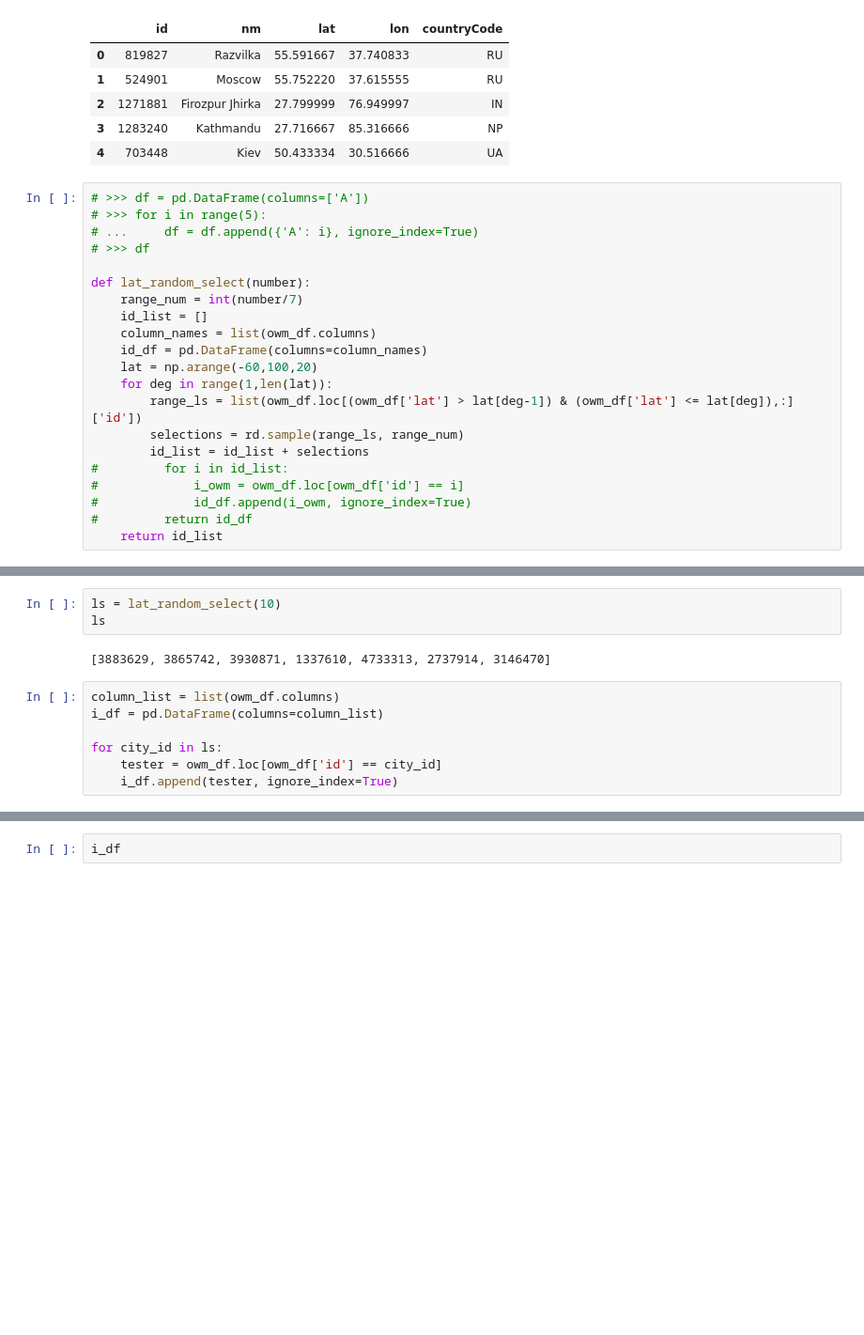
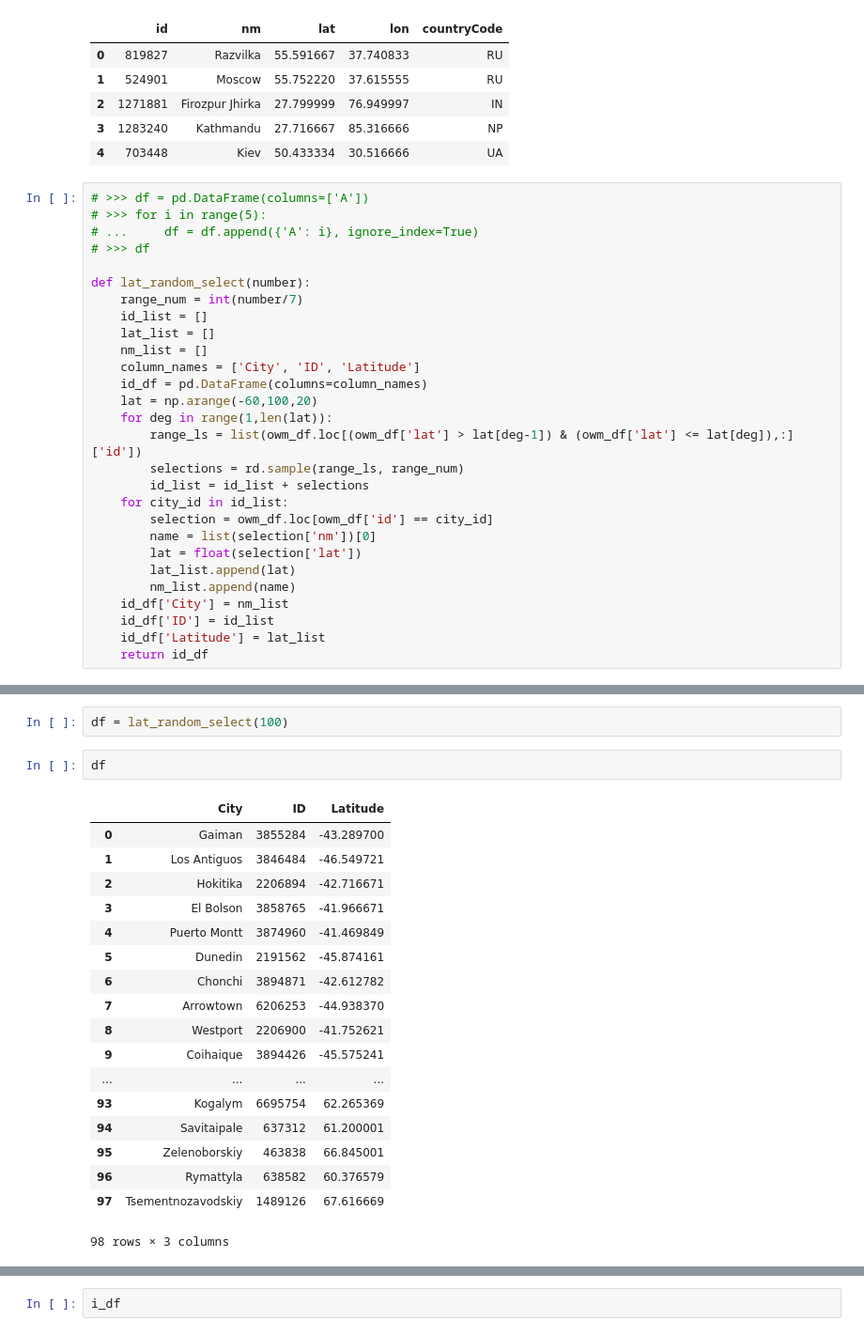
Before and after one commit to jjahn0/own-bootstrap, a Jupyter notebook: worldcities_tester.ipynb, the cells around one changed output, grey strips where cells are left out. Shown at 94% size. Drawn from its saved outputs; the diff is of its cells as text; blank space fills up the shorter version.

```diff
--- a/worldcities_tester.ipynb
+++ b/worldcities_tester.ipynb
@@ -27,15 +27,22 @@ owm_df.head()
 def lat_random_select(number):
     range_num = int(number/7)
     id_list = []
-    column_names = list(owm_df.columns)
+    lat_list = []
+    nm_list = []
+    column_names = ['City', 'ID', 'Latitude']
     id_df = pd.DataFrame(columns=column_names)
     lat = np.arange(-60,100,20)
     for deg in range(1,len(lat)):
         range_ls = list(owm_df.loc[(owm_df['lat'] > lat[deg-1]) & (owm_df['lat'] <= lat[deg]),:]['id'])
         selections = rd.sample(range_ls, range_num)
         id_list = id_list + selections
-#         for i in id_list:
-#             i_owm = owm_df.loc[owm_df['id'] == i]
-#             id_df.append(i_owm, ignore_index=True)
-#         return id_df
-    return id_list
+    for city_id in id_list:
+        selection = owm_df.loc[owm_df['id'] == city_id]
+        name = list(selection['nm'])[0]
+        lat = float(selection['lat'])
+        lat_list.append(lat)
+        nm_list.append(name)
+    id_df['City'] = nm_list
+    id_df['ID'] = id_list
+    id_df['Latitude'] = lat_list
+    return id_df
@@ -46,12 +49,23 @@ def lat_random_select(number):
-# %%
-ls = lat_random_select(10)
-ls
-# %% [output]
-[3883629, 3865742, 3930871, 1337610, 4733313, 2737914, 3146470]
-# %%
-column_list = list(owm_df.columns)
-i_df = pd.DataFrame(columns=column_list)
-
-for city_id in ls:
-    tester = owm_df.loc[owm_df['id'] == city_id]
-    i_df.append(tester, ignore_index=True)
+# %%
+df = lat_random_select(100)
+# %%
+df
+# %% [output]
+|  | City | ID | Latitude |
+| 0 | Gaiman | 3855284 | -43.289700 |
+| 1 | Los Antiguos | 3846484 | -46.549721 |
+| 2 | Hokitika | 2206894 | -42.716671 |
+| 3 | El Bolson | 3858765 | -41.966671 |
+| 4 | Puerto Montt | 3874960 | -41.469849 |
+| 5 | Dunedin | 2191562 | -45.874161 |
+| 6 | Chonchi | 3894871 | -42.612782 |
+| 7 | Arrowtown | 6206253 | -44.938370 |
+| 8 | Westport | 2206900 | -41.752621 |
+| 9 | Coihaique | 3894426 | -45.575241 |
+| ... | ... | ... | ... |
+| 93 | Kogalym | 6695754 | 62.265369 |
+| 94 | Savitaipale | 637312 | 61.200001 |
+| 95 | Zelenoborskiy | 463838 | 66.845001 |
+| 96 | Rymattyla | 638582 | 60.376579 |
+| 97 | Tsementnozavodskiy | 1489126 | 67.616669 |
+98 rows × 3 columns
```
Also changed, not shown: parts of 6 cells of this notebook, 4 other files.
